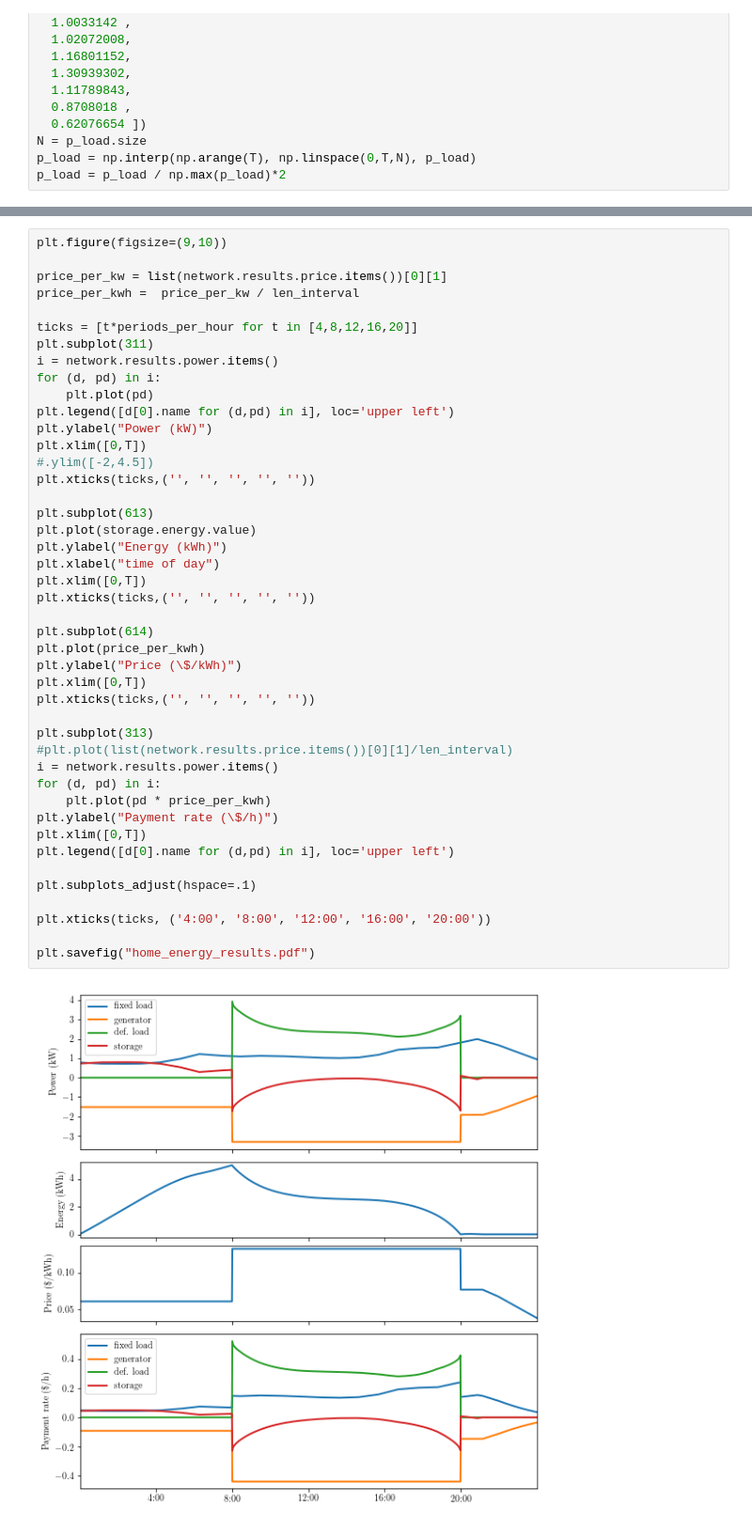
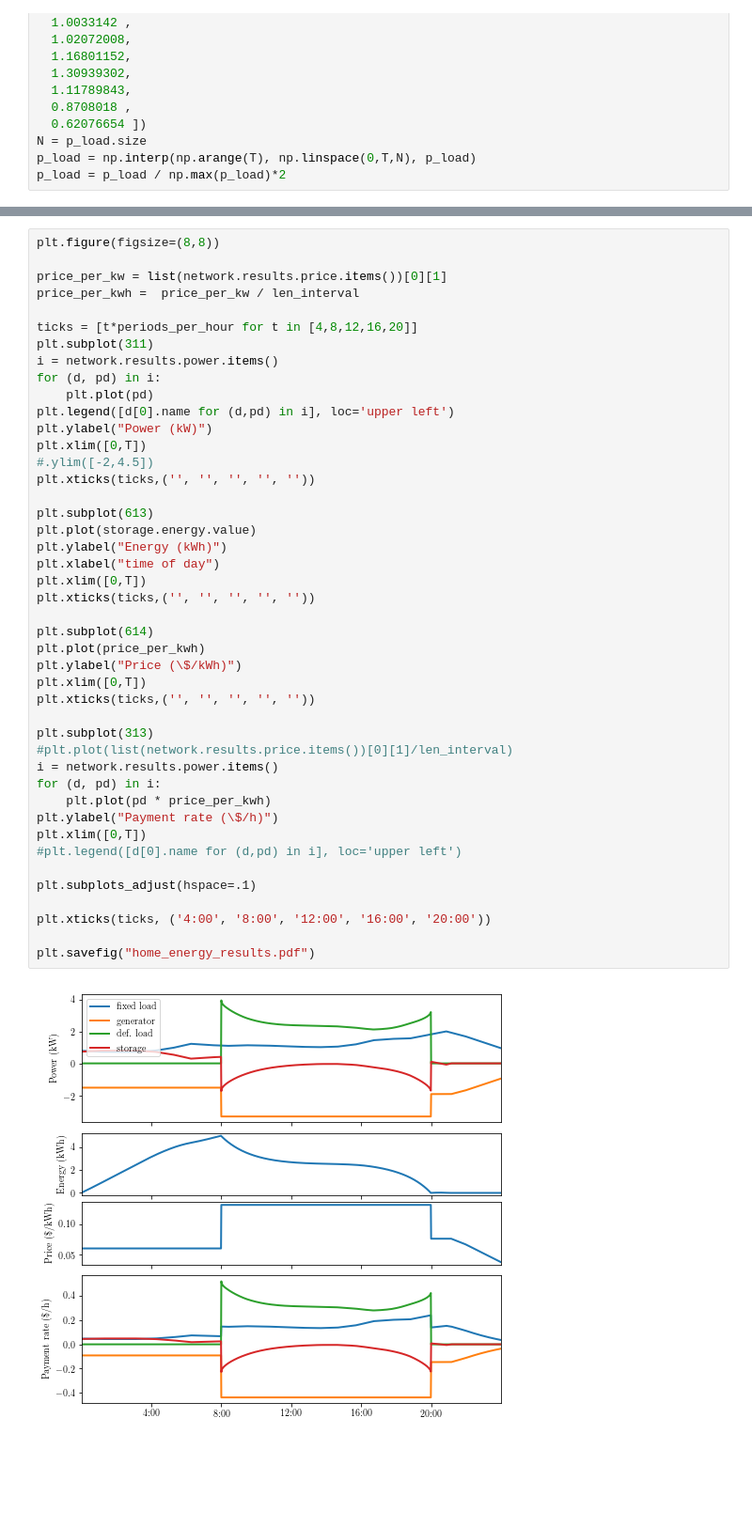
Before and after one commit to cvxgrp/cvxpower, a Jupyter notebook: examples/HomeEnergy.ipynb, the cells around one changed output, grey strips where cells are left out. Shown at 94% size. Cells and saved outputs as stored; diff of their text form; blank space fills up the shorter version.

```diff
--- a/examples/HomeEnergy.ipynb
+++ b/examples/HomeEnergy.ipynb
@@ -75,7 +75,7 @@ storage                   -0.36
 
 Power and price are averages over the time horizon. Payment is total.
 # %%
-plt.figure(figsize=(9,10))
+plt.figure(figsize=(8,8))
 
 price_per_kw = list(network.results.price.items())[0][1]
 price_per_kwh =  price_per_kw / len_interval
@@ -91,32 +91,32 @@ plt.xlim([0,T])
 #.ylim([-2,4.5])
 plt.xticks(ticks,('', '', '', '', ''))
 
 plt.subplot(613)
 plt.plot(storage.energy.value)
 plt.ylabel("Energy (kWh)")
 plt.xlabel("time of day")
 plt.xlim([0,T])
 plt.xticks(ticks,('', '', '', '', ''))
 
 plt.subplot(614)
 plt.plot(price_per_kwh)
 plt.ylabel("Price (\$/kWh)")
 plt.xlim([0,T])
 plt.xticks(ticks,('', '', '', '', ''))
 
 plt.subplot(313)
 #plt.plot(list(network.results.price.items())[0][1]/len_interval)
 i = network.results.power.items()
 for (d, pd) in i:
     plt.plot(pd * price_per_kwh)
 plt.ylabel("Payment rate (\$/h)")
 plt.xlim([0,T])
-plt.legend([d[0].name for (d,pd) in i], loc='upper left')
+#plt.legend([d[0].name for (d,pd) in i], loc='upper left')
 
 plt.subplots_adjust(hspace=.1)
 
 plt.xticks(ticks, ('4:00', '8:00', '12:00', '16:00', '20:00'))
 
 plt.savefig("home_energy_results.pdf")
 # %% [output]
-[figure, old version]
+[figure, new version]
```
Also changed, not shown: parts of 1 cell of this notebook, 4 other files.
